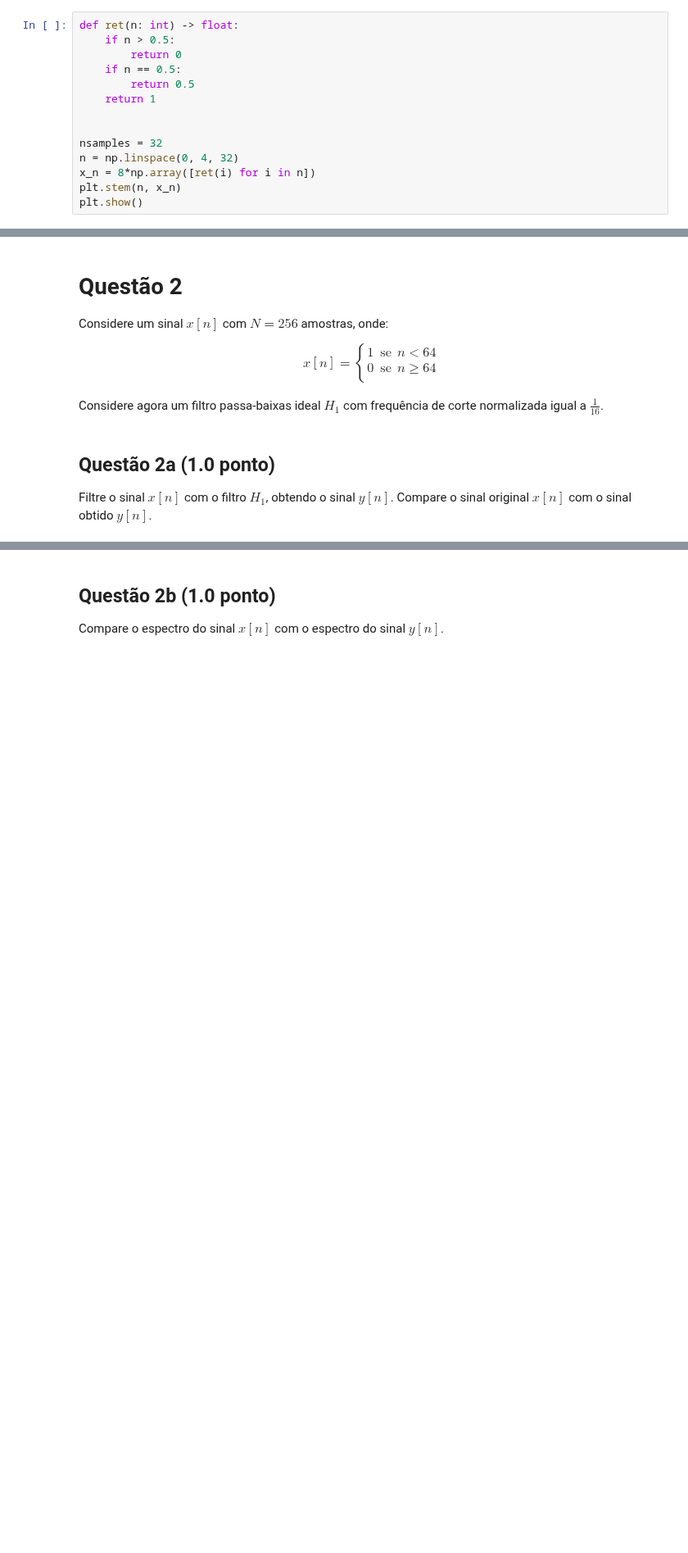
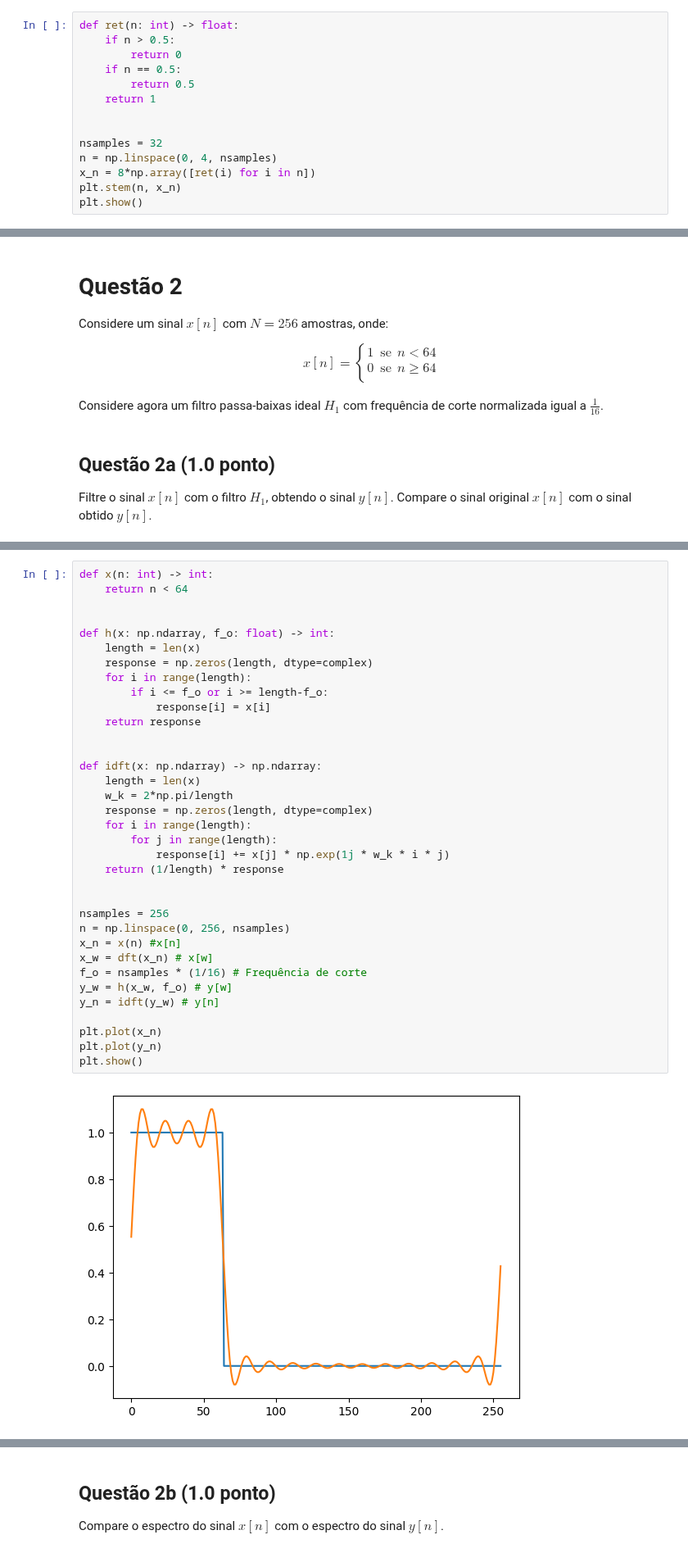
Before and after one commit to akaTsunemori/signal-processing-studies, a Jupyter notebook: projeto-3/projeto3.ipynb, the cells around one changed output, grey strips where cells are left out. Shown at 82% size. Saved outputs shown, nothing was run; the diff lists cells and outputs as text; blank space fills up the shorter version.

```diff
--- a/projeto-3/projeto3.ipynb
+++ b/projeto-3/projeto3.ipynb
@@ -44,7 +44,7 @@ def ret(n: int) -> float:
 
 
 nsamples = 32
-n = np.linspace(0, 4, 32)
+n = np.linspace(0, 4, nsamples)
 x_n = 8*np.array([ret(i) for i in n])
 plt.stem(n, x_n)
 plt.show()
@@ -108,0 +107,37 @@ Filtre o sinal $x\left[n\right]$ com o filtro $H_1$, obtendo o sinal $y\left[n\r
+# %%
+def x(n: int) -> int:
+    return n < 64
+
+
+def h(x: np.ndarray, f_o: float) -> int:
+    length = len(x)
+    response = np.zeros(length, dtype=complex)
+    for i in range(length):
+        if i <= f_o or i >= length-f_o:
+            response[i] = x[i]
+    return response
+
+
+def idft(x: np.ndarray) -> np.ndarray:
+    length = len(x)
+    w_k = 2*np.pi/length
+    response = np.zeros(length, dtype=complex)
+    for i in range(length):
+        for j in range(length):
+            response[i] += x[j] * np.exp(1j * w_k * i * j)
+    return (1/length) * response
+
+
+nsamples = 256
+n = np.linspace(0, 256, nsamples)
+x_n = x(n) #x[n]
+x_w = dft(x_n) # x[w]
+f_o = nsamples * (1/16) # Frequência de corte
+y_w = h(x_w, f_o) # y[w]
+y_n = idft(y_w) # y[n]
+
+plt.plot(x_n)
+plt.plot(y_n)
+plt.show()
+# %% [output]
+[figure, added]
```
Also changed, not shown: parts of 2 cells of this notebook.
